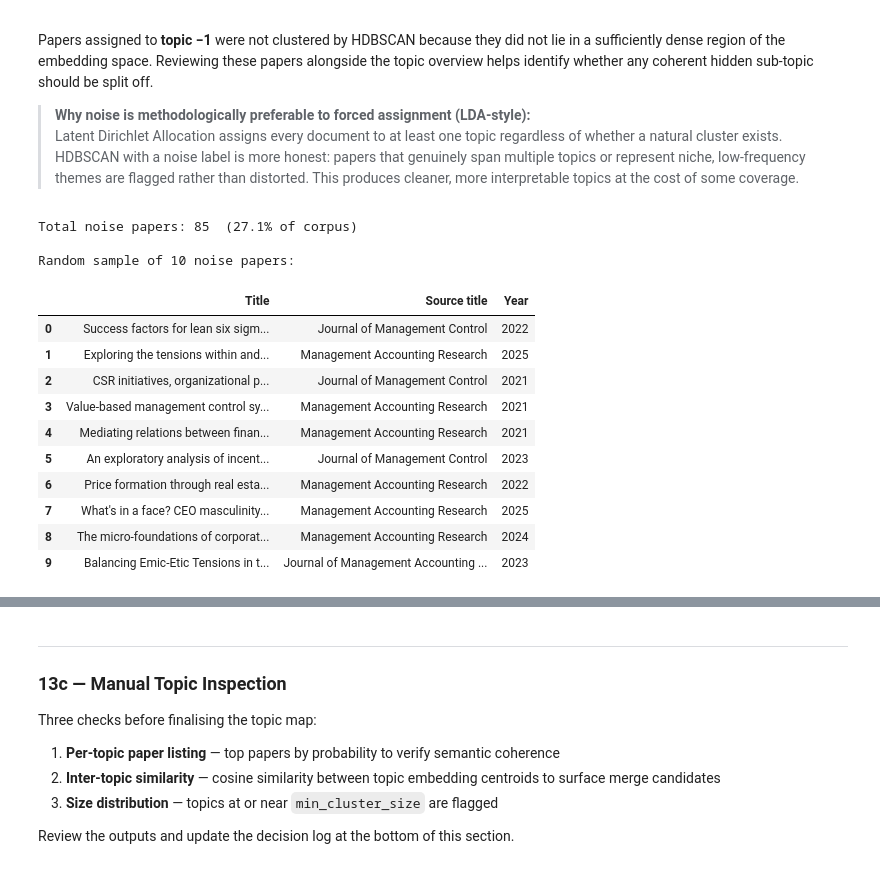
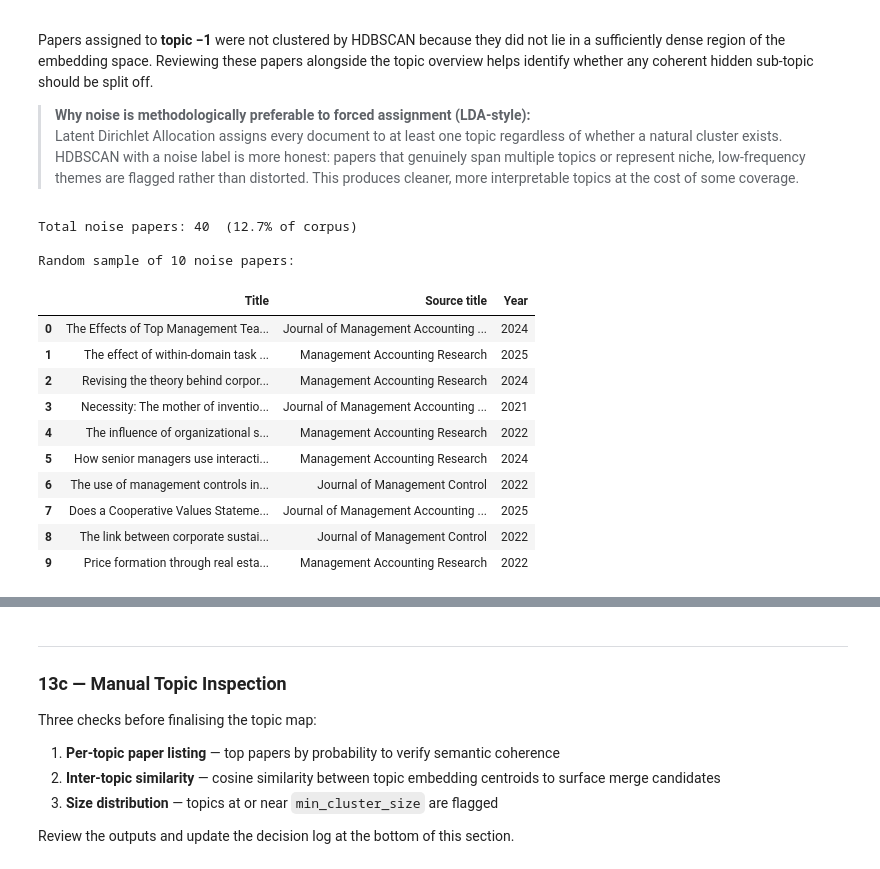
Before and after one commit to soerenssch/AFA, a Jupyter notebook: 02_Topic_modelling.ipynb, the cells around one changed output, grey strips where cells are left out. Saved outputs shown, nothing was run; the diff lists cells and outputs as text; code cells hidden in the pictures.

```diff
--- a/02_Topic_modelling.ipynb
+++ b/02_Topic_modelling.ipynb
@@ -715,29 +559,7 @@ Saved: papers_with_topics_revised.csv
 # %%
-# ── Overwrite topic_id with revised taxonomy for all downstream steps ─────────
-df_model['topic_id'] = df_model['topic_id_revised']
-
-final_topic_count = df_model['topic_id'].nunique() - (1 if '-1' in df_model['topic_id'].values else 0)
-print('topic_id column updated. Final topic count: ' + str(final_topic_count))
-
-# ── Rebuild topic_overview from revised assignments ─────────────────────────
-# topic_overview built in cell 20 reflects pre-split BERTopic IDs.
-# After manual splits the column holds string IDs (e.g. '0a', '2b').
-# We rebuild here so all downstream cells use consistent IDs and counts.
-_counts = (
-    df_model[df_model['topic_id'] != '-1']
-    .groupby('topic_id')
-    .size()
-    .reset_index(name='Count')
-    .rename(columns={'topic_id': 'Topic'})
-    .sort_values('Count', ascending=False)
-    .reset_index(drop=True)
-)
-_counts['top_keywords'] = _counts['Topic'].apply(
-    lambda t: get_top_keywords(t, n=7)
-)
-topic_overview = _counts[['Topic', 'Count', 'top_keywords']].copy()
-
-print('\nRebuilt topic_overview (revised taxonomy):')
-pd.set_option('display.max_colwidth', 120)
-display(topic_overview)
+# ── No topic_id overwrite required ─────────────────────────────────────────────
+# Manual splits have been removed. topic_id retains the original integer BERTopic
+# assignments (0–10, -1) set in cell 20. topic_overview is already correct.
+print('topic_id retains original BERTopic integer assignments (no manual splits).')
+print(f'topic_overview: {len(topic_overview)} topics')
 # %% [output]
@@ -768,30 +575,30 @@ Papers assigned to **topic −1** were not clustered by HDBSCAN because they did
 > **Why noise is methodologically preferable to forced assignment (LDA-style):**
 > Latent Dirichlet Allocation assigns every document to at least one topic regardless of whether a natural cluster exists. HDBSCAN with a noise label is more honest: papers that genuinely span multiple topics or represent niche, low-frequency themes are flagged rather than distorted. This produces cleaner, more interpretable topics at the cost of some coverage.
 # %%
-df_noise = df_model[df_model["topic_id"] == "-1"][["Title", "Source title", "Year"]]
+df_noise = df_model[df_model["topic_id"] == -1][["Title", "Source title", "Year"]]
 
 print(f"Total noise papers: {len(df_noise):,}  ({len(df_noise) / len(df_model) * 100:.1f}% of corpus)\n")
 
 sample_size = min(10, len(df_noise))
 print(f"Random sample of {sample_size} noise papers:")
 display(
     df_noise.sample(sample_size, random_state=42).reset_index(drop=True)
 )
 # %% [output]
-Total noise papers: 85  (27.1% of corpus)
+Total noise papers: 40  (12.7% of corpus)
 
 Random sample of 10 noise papers:
 |  | Title | Source title | Year |
-| 0 | Success factors for lean six sigm... | Journal of Management Control | 2022 |
-| 1 | Exploring the tensions within and... | Management Accounting Research | 2025 |
-| 2 | CSR initiatives, organizational p... | Journal of Management Control | 2021 |
-| 3 | Value-based management control sy... | Management Accounting Research | 2021 |
-| 4 | Mediating relations between finan... | Management Accounting Research | 2021 |
-| 5 | An exploratory analysis of incent... | Journal of Management Control | 2023 |
-| 6 | Price formation through real esta... | Management Accounting Research | 2022 |
-| 7 | What's in a face? CEO masculinity... | Management Accounting Research | 2025 |
-| 8 | The micro-foundations of corporat... | Management Accounting Research | 2024 |
-| 9 | Balancing Emic-Etic Tensions in t... | Journal of Management Accounting ... | 2023 |
+| 0 | The Effects of Top Management Tea... | Journal of Management Accounting ... | 2024 |
+| 1 | The effect of within-domain task ... | Management Accounting Research | 2025 |
+| 2 | Revising the theory behind corpor... | Management Accounting Research | 2024 |
+| 3 | Necessity: The mother of inventio... | Journal of Management Accounting ... | 2021 |
+| 4 | The influence of organizational s... | Management Accounting Research | 2022 |
+| 5 | How senior managers use interacti... | Management Accounting Research | 2024 |
+| 6 | The use of management controls in... | Journal of Management Control | 2022 |
+| 7 | Does a Cooperative Values Stateme... | Journal of Management Accounting ... | 2025 |
+| 8 | The link between corporate sustai... | Journal of Management Control | 2022 |
+| 9 | Price formation through real esta... | Management Accounting Research | 2022 |
 # %%
 from sentence_transformers import SentenceTransformer
 from sklearn.metrics.pairwise import cosine_similarity
```
Also changed, not shown: parts of 16 cells of this notebook, 32 other files.
